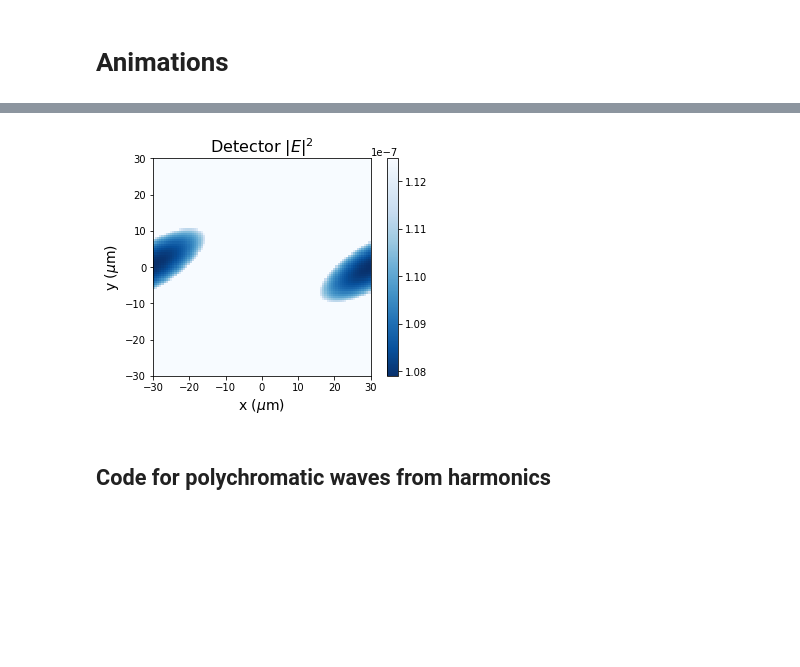
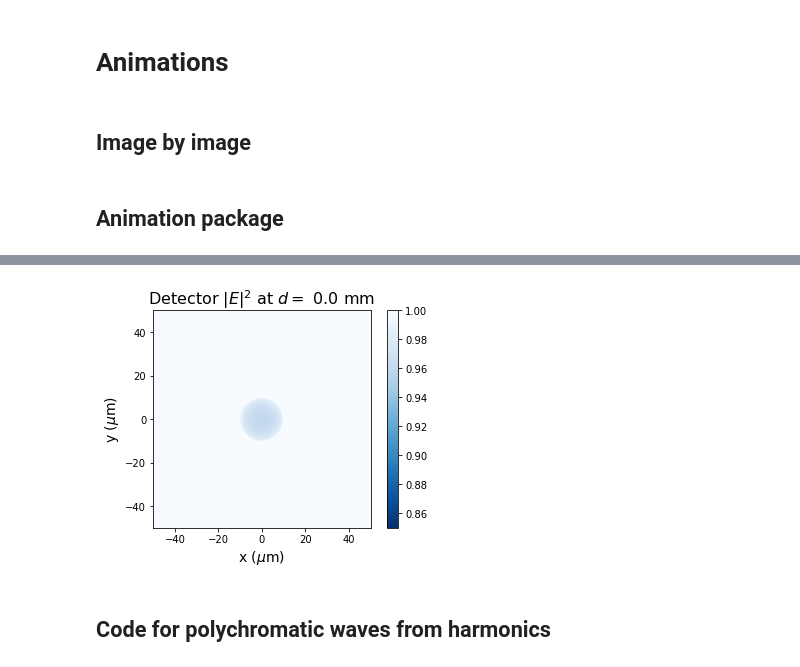
Before and after one commit to MSenani/X-Ray-Image-Reconstruction, a Jupyter notebook: Sphere_Reconstruction.ipynb, the cells around one changed output, grey strips where cells are left out. Cells and saved outputs as stored; diff of their text form; code cells hidden in the pictures; blank space fills up the shorter version.

```diff
--- a/Sphere_Reconstruction.ipynb
+++ b/Sphere_Reconstruction.ipynb
@@ -129,7 +142,7 @@ def attenuation_pw(t_func, shape_args, z0, E, delta, beta, Lx, Ly, nbins_x, nbin
 
 
 
-def propagate(wave, E, d, norm = False):
+def propagate(wave, E, d, Lx, Ly, norm = False):
     '''
     Propagates a wave via convolution.
     Args:
@@ -150,6 +163,8 @@ def propagate(wave, E, d, norm = False):
 
     ## Prepare a k-space grid
     dim = wave.shape
+    dx = Lx/dim[0]      # Spacing between x grid-points
+    dy = Ly/dim[1]      # Spacing between y grid-points
     kx = (np.arange(dim[0]) - dim[0] / 2) * 2 * np.pi / (dim[0] * dx)
     ky = (np.arange(dim[1]) - dim[1] / 2) * 2 * np.pi / (dim[1] * dy)
     kxg, kyg = np.meshgrid(kx, ky, indexing = 'ij')
@@ -657,2 +673,4 @@ plt.show()
 # %% [markdown]
 # Animations
+# %% [markdown]
+## Image by image
@@ -659,3 +725,5 @@ plt.show()
+# %% [markdown]
+## Animation package
 # %%
 import matplotlib.animation as animation
 
@@ -663,73 +731,74 @@ import matplotlib.animation as animation
 eV2J   = 1.60217662e-19      # [J/eV]
 radius = 10e-6               # [m]: sphere radius
 args   = {'r': radius}
-zlim   = [0.,100e-3]         # [m]: limits of camera z-distance from far edge of sphere
-frames = 100
-Lx     = 60e-6               # [m]: image field x-length
-Ly     = 60e-6               # [m]: image field y-length
+zlim   = [0.,101e-3]         # [m]: limits of camera z-distance from far edge of sphere
+frames = 101
+Lx     = 100e-6               # [m]: image field x-length
+Ly     = 100e-6               # [m]: image field y-length
 E0     = 5928.44775          # [eV]: monochromatic beam energy
 delta = 1.51026588e-05       # delta for n-Heptane from CXRO
 beta  = 3.45463604e-08       # beta for n-Heptane from CXRO
 
 ## Discretization parameters
-nbins_x  = 100             # Number of x bins
-nbins_y  = 100             # Number of y bins
+nbins_x  = 1000             # Number of x bins
+nbins_y  = 1000             # Number of y bins
 dx       = Lx/nbins_x      # Spacing between x grid-points
 dy       = Ly/nbins_y      # Spacing between y grid-points
-dz       = zlim[1] - zlim[0] / frames
+dz       = (zlim[1] - zlim[0]) / frames
 
 ## Generate the post-attenuation wave:
 attenuated_wave = attenuation_pw(t_func = SphericalThickness, shape_args = args, z0 = -radius,
                                  E = E0*eV2J, delta = delta, beta = beta,
-                                 Lx = Lx, Ly = Ly, nbins_x = nbins_x, nbins_y = nbins_y, norm = True)
+                                 Lx = Lx, Ly = Ly, nbins_x = nbins_x, nbins_y = nbins_y, norm = False)
 delta_N2 = 7.2633e-9
 beta_N2  = 3.5494e-11
 
 ## Propagate the post-attenuation wave to the detector
-propagated_wave = propagate(wave = attenuated_wave, E = E0*eV2J, d = zlim[0], norm = True)
+propagated_wave = propagate(wave = attenuated_wave, E = E0*eV2J, d = zlim[0], Lx = Lx, Ly = Ly, norm = False)
 
 ## Attenuate the background region assuming nitrogen
-propagated_wave = attenuate_background(wave = propagated_wave, t_func = SphericalThickness, shape_args = args, D = args['r'] + zlim[0],
-                                       E = E0*eV2J, delta = delta_N2, beta = beta_N2,
-                                       Lx = Lx, Ly = Ly, nbins_x = nbins_x, nbins_y = nbins_y, norm = True)
+# propagated_wave = attenuate_background(wave = propagated_wave, t_func = SphericalThickness, shape_args = args, D = args['r'] + zlim[0],
+#                                        E = E0*eV2J, delta = delta_N2, beta = beta_N2,
+#                                        Lx = Lx, Ly = Ly, nbins_x = nbins_x, nbins_y = nbins_y, norm = False)
 
 
 dim = propagated_wave.shape
 x = np.linspace(-nbins_x/2, nbins_x/2, dim[0]) * dx * 1e6
 y = np.linspace(-nbins_y/2, nbins_y/2, dim[1]) * dy * 1e6
 z = abs(propagated_wave) ** 2
 
 fig = plt.figure()
 
 ax = fig.add_subplot(111, aspect = 'equal')
-quad = ax.pcolormesh(x, y, z, cmap = 'Blues_r')
+quad = ax.pcolormesh(x, y, z, cmap = 'Blues_r', vmin = 0.85, vmax = 1.)
 ax.set_xlabel('x ($\mu$m)', fontsize = 14)
 ax.set_ylabel('y ($\mu$m)', fontsize = 14)
 ax.set_title('Detector $|E|^2$', fontsize = 16)
 fig.colorbar(quad, ax = ax)
 
 
 def init():
     quad.set_array([])
     return quad
 
 def animate(iter):
-    z = propagate(wave = attenuated_wave, E = E0*eV2J, d = zlim[0] + iter*dz, norm = True)
-    z = attenuate_background(wave = z, t_func = SphericalThickness, shape_args = args, D = args['r'] + zlim[0] + iter*dz,
-                             E = E0*eV2J, delta = delta_N2, beta = beta_N2,
-                             Lx = Lx, Ly = Ly, nbins_x = nbins_x, nbins_y = nbins_y, norm = True)
+    ax.set_title('Detector $|E|^2$ at $d =$ {} mm'.format(round(iter*dz*1e3,2)), fontsize = 16)
+    z = propagate(wave = attenuated_wave, E = E0*eV2J, d = zlim[0] + iter*dz, Lx = Lx, Ly = Ly, norm = False)
+#     z = attenuate_background(wave = z, t_func = SphericalThickness, shape_args = args, D = args['r'] + zlim[0] + iter*dz,
+#                              E = E0*eV2J, delta = delta_N2, beta = beta_N2,
+#                              Lx = Lx, Ly = Ly, nbins_x = nbins_x, nbins_y = nbins_y, norm = False)
     z = abs(z) ** 2
-    quad.set_array(z.ravel())
+    quad.set_array(np.ravel(z[:-1,:-1]))
     return quad
 
 anim = animation.FuncAnimation(fig, animate, frames=frames, interval=frames, blit=False, repeat=False)
 
 from IPython.display import HTML
 
 HTML(anim.to_html5_video())    # Shows the animation inline
 # %% [output]
 [interactive output not drawn]
-[figure, old version]
+[figure, new version]
 # %% [markdown]
 ## Code for polychromatic waves from harmonics
 # %%
```
Also changed, not shown: parts of 30 cells of this notebook.
